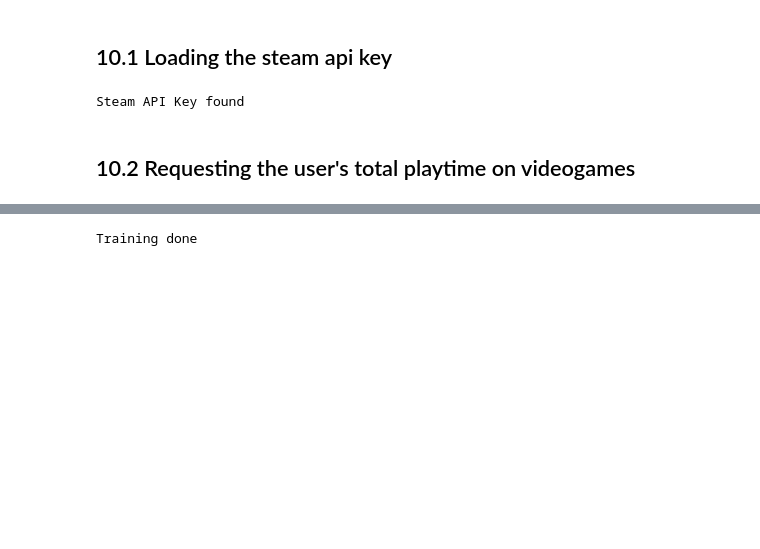
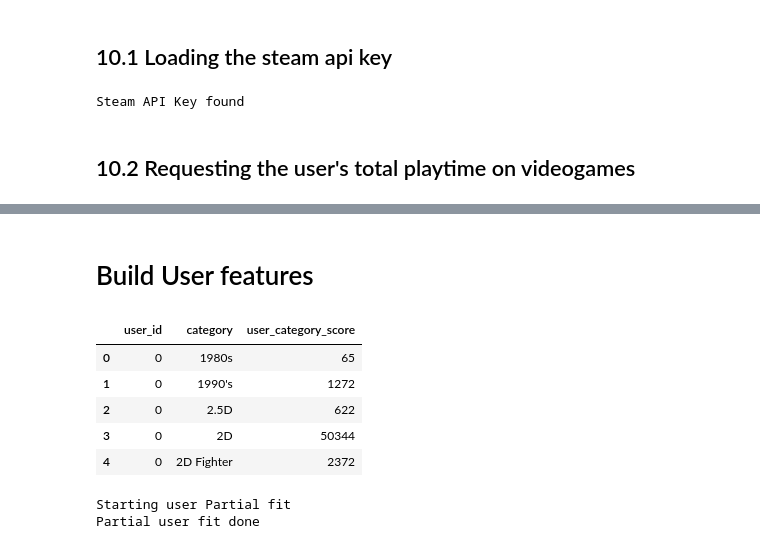
Before and after one commit to Panemiele/Steam-Games-Recommendation-System, a Jupyter notebook: sentiment-analysis.ipynb, the cells around one changed output, grey strips where cells are left out. Drawn from its saved outputs; the diff is of its cells as text; code cells hidden in the pictures; blank space fills up the shorter version.

```diff
--- a/sentiment-analysis.ipynb
+++ b/sentiment-analysis.ipynb
@@ -576,17 +543,35 @@ Beginning LightFM fit
-# %%
-from tqdm import tqdm
-
-# model = LightFM(loss='warp', random_state=42)
-model = LightFM()
-epoch_number = 1000
-# Wrap the fit method with tqdm
-with tqdm(total=epoch_number, desc="Training Progress") as pbar:
-    for epoch in range(epoch_number):
-        # Perform one epoch of training
-        model.fit(interactions, item_features=category_features, epochs=1, num_threads=6)
-
-        # Update the progress bar
-        pbar.update(1)
-print("Training done")
-# %% [output]
-Training done
+# %% [markdown]
+# Build User features
+# %%
+# Build the dataframe for user -> category score
+# Step 1: Join the users_playtime and game_categories df
+new_game_categories_user_score = pd.merge(new_game_categories, users_playtime, on="game_id", how="right")
+new_game_categories_user_score.head()
+
+# Step 2: Explode the "categories" column
+exploded_df = new_game_categories_user_score.explode("categories")
+
+# Step 2: Group by "user_id" and "categories" and sum the "score"
+aggregated_df = exploded_df.groupby(["user_id", "categories"])["playtime_forever"].sum().reset_index()
+
+# Step 3: Create a new DataFrame with the aggregated data
+user_category_score = aggregated_df.rename(columns={"categories": "category","playtime_forever": "user_category_score"})
+
+# Display the new DataFrame
+user_category_score.head()
+# %% [output]
+|  | user_id | category | user_category_score |
+| 0 | 0 | 1980s | 65 |
+| 1 | 0 | 1990's | 1272 |
+| 2 | 0 | 2.5D | 622 |
+| 3 | 0 | 2D | 50344 |
+| 4 | 0 | 2D Fighter | 2372 |
+# %%
+print("Starting user Partial fit")
+for _, row in user_category_score.iterrows():
+    user_id, category, category_score= row
+    new_dataset.fit_partial(users=[user_id], user_features={category: category_score})
+print("Partial user fit done")
+# %% [output]
+Starting user Partial fit
+Partial user fit done
```
Also changed, not shown: parts of 25 cells of this notebook, 1 other file.
